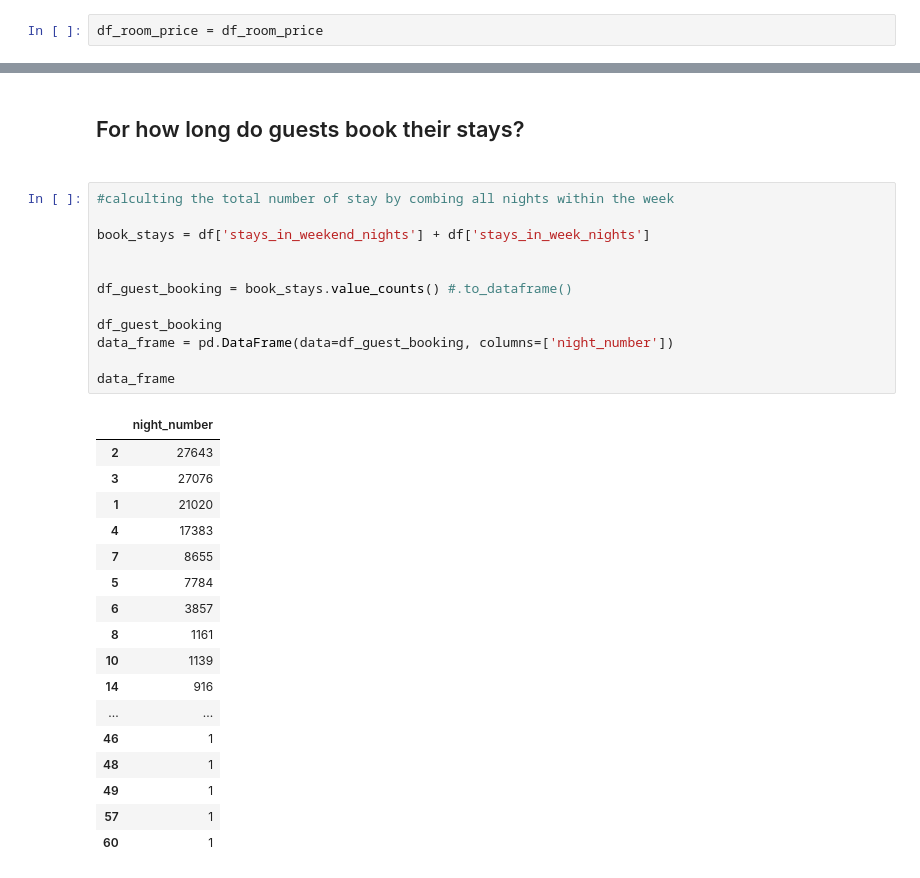
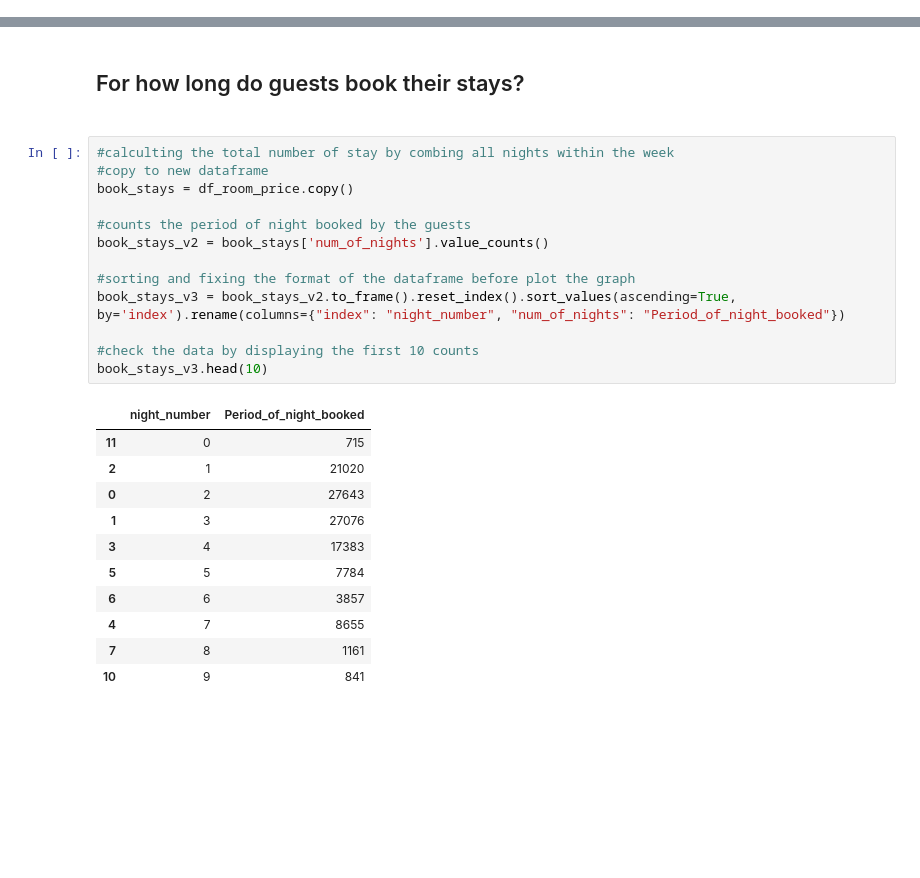
Before and after one commit to Nourfdss/stayforlong_test, a Jupyter notebook: app/v2.ipynb, the cells around one changed output, grey strips where cells are left out. Cells and saved outputs as stored; diff of their text form; blank space fills up the shorter version.

```diff
--- a/app/v2.ipynb
+++ b/app/v2.ipynb
@@ -210,7 +208,5 @@ df_room_price
 | 119388 | Hotel | 0.00 | 0 | 2 | December | 2015 | ... |
 | 119389 | Hotel | 62.80 | 0 | 2 | December | 2016 | ... |
 119390 rows × 8 columns
-# %%
-df_room_price = df_room_price
 # %%
 plt.figure(figsize=(14,6))
@@ -397,32 +392,27 @@ plt.show()
 <h2>For how long do guests book their stays?<h2>
 # %%
 #calculting the total number of stay by combing all nights within the week
+#copy to new dataframe
+book_stays = df_room_price.copy()
 
-book_stays = df['stays_in_weekend_nights'] + df['stays_in_week_nights']
+#counts the period of night booked by the guests
+book_stays_v2 = book_stays['num_of_nights'].value_counts()
 
+#sorting and fixing the format of the dataframe before plot the graph
+book_stays_v3 = book_stays_v2.to_frame().reset_index().sort_values(ascending=True, by='index').rename(columns={"index": "night_number", "num_of_nights": "Period_of_night_booked"})
 
-df_guest_booking = book_stays.value_counts() #.to_dataframe()
-
-df_guest_booking
-data_frame = pd.DataFrame(data=df_guest_booking, columns=['night_number'])
-
-data_frame
+#check the data by displaying the first 10 counts
+book_stays_v3.head(10)
 # %% [output]
-|  | night_number |
-| 2 | 27643 |
-| 3 | 27076 |
-| 1 | 21020 |
-| 4 | 17383 |
-| 7 | 8655 |
-| 5 | 7784 |
-| 6 | 3857 |
-| 8 | 1161 |
-| 10 | 1139 |
-| 14 | 916 |
-| ... | ... |
-| 46 | 1 |
-| 48 | 1 |
-| 49 | 1 |
-| 57 | 1 |
-| 60 | 1 |
+|  | night_number | Period_of_night_booked |
+| 11 | 0 | 715 |
+| 2 | 1 | 21020 |
+| 0 | 2 | 27643 |
+| 1 | 3 | 27076 |
+| 3 | 4 | 17383 |
+| 5 | 5 | 7784 |
+| 6 | 6 | 3857 |
+| 4 | 7 | 8655 |
+| 7 | 8 | 1161 |
+| 10 | 9 | 841 |
 # %%
```
Also changed, not shown: parts of 5 cells of this notebook, 10 other files.
